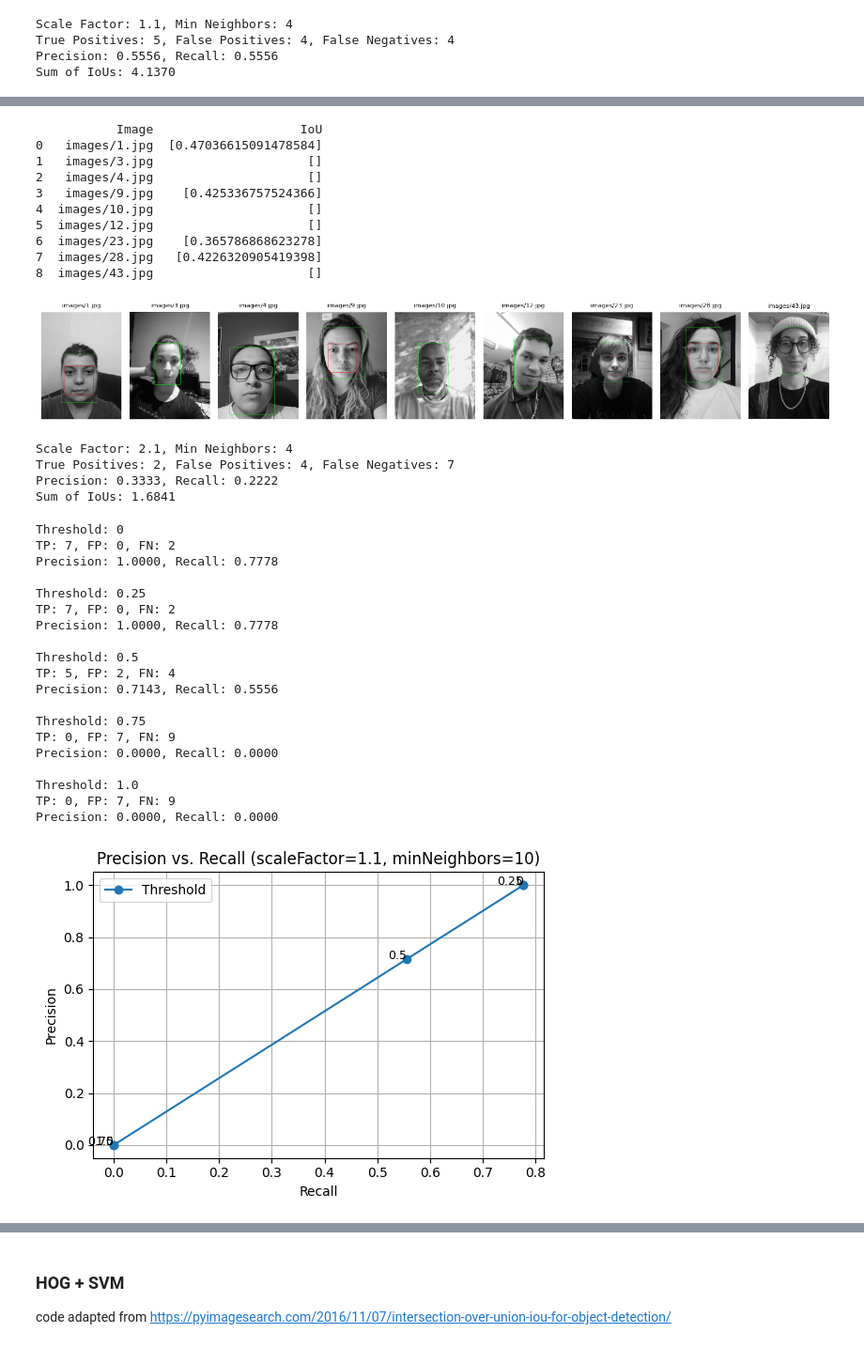
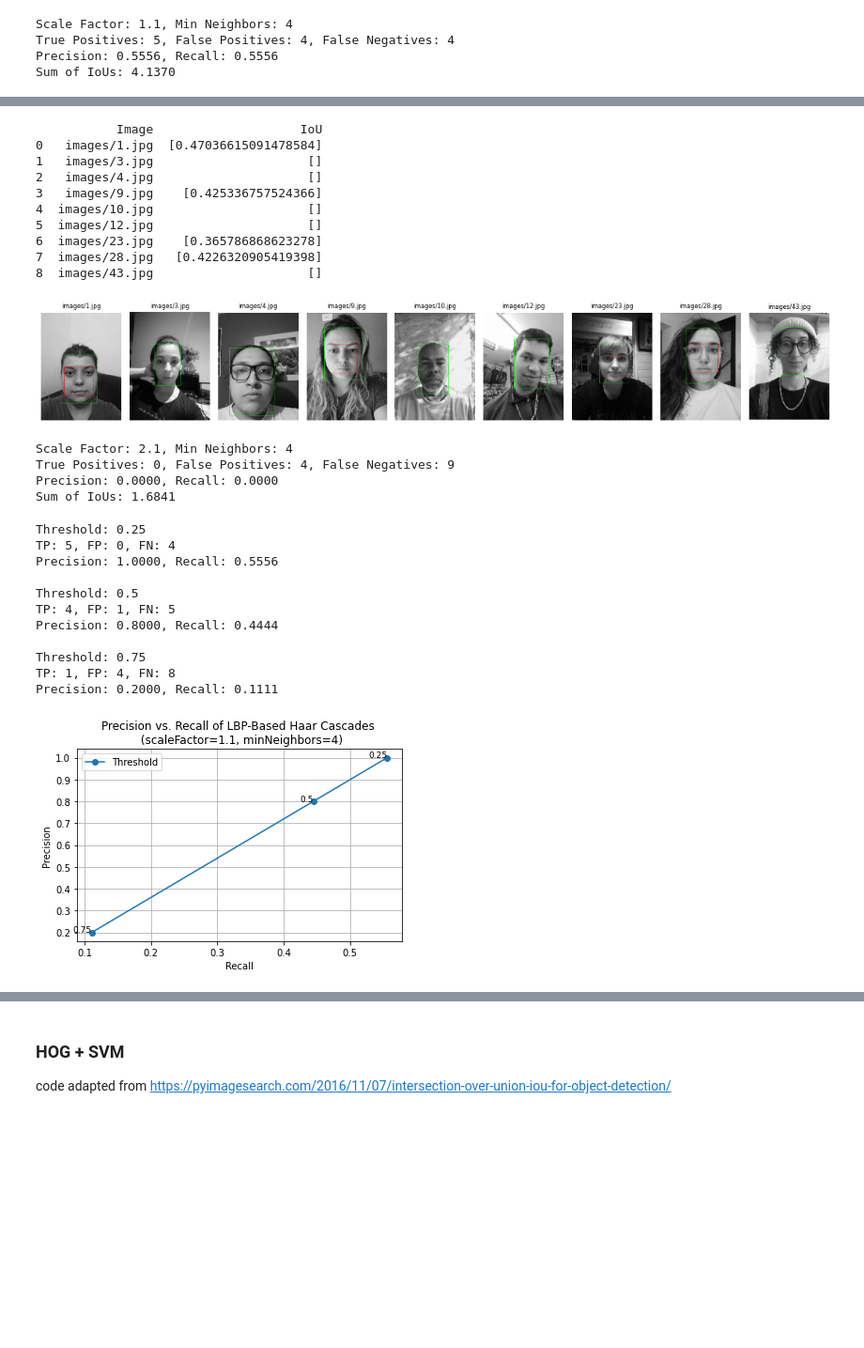
Before and after one commit to suxxmjz/encm-509-final-project, a Jupyter notebook: face_detection.ipynb, the cells around one changed output, grey strips where cells are left out. Shown at 94% size. Drawn from its saved outputs; the diff is of its cells as text; code cells hidden in the pictures; blank space fills up the shorter version.

```diff
--- a/face_detection.ipynb
+++ b/face_detection.ipynb
@@ -357,7 +357,7 @@ Precision: 0.3333, Recall: 0.2222
 Sum of IoUs: 1.9148
 # %%
 # Testing different thresholds for scaleFactor=1.1 and minNeighbors=10
-thresholds_2 = [0, 0.25, 0.50, 0.75, 1.0]
+thresholds_2 = [0.25, 0.50, 0.75]
 precisions_2 = []
 recalls_2 = []
 
@@ -383,7 +383,7 @@ for i, t in enumerate(thresholds_2):
 
 plt.xlabel("Recall")
 plt.ylabel("Precision")
-plt.title("Precision vs. Recall (scaleFactor=1.1, minNeighbors=10)")
+plt.title("Precision vs. Recall of Original Haar Cascades \n (scaleFactor=1.1, minNeighbors=10)")
 plt.grid(True)
 plt.legend()
 plt.tight_layout()
@@ -600,7 +592,7 @@ df_results_8 = pd.DataFrame(results_8)
 
 print(df_results_8[['Image', 'IoU']])
 display_images_in_grid(processed_images_8, image_names, images_per_row=9)
-TP, FP, FN = calc_metrics_from_iou_threshold(0.5, df_results_4['IoU'])
+TP, FP, FN = calc_metrics_from_iou_threshold(0.5, df_results_8['IoU'])
 print("Scale Factor: 2.1, Min Neighbors: 4")
 print(f"True Positives: {TP}, False Positives: {FP}, False Negatives: {FN}")
 
@@ -624,62 +616,54 @@ print(f"Sum of IoUs: {iou_sum:.4f}")
 8  images/43.jpg                     []
 [figure]
 Scale Factor: 2.1, Min Neighbors: 4
-True Positives: 2, False Positives: 4, False Negatives: 7
-Precision: 0.3333, Recall: 0.2222
+True Positives: 0, False Positives: 4, False Negatives: 9
+Precision: 0.0000, Recall: 0.0000
 Sum of IoUs: 1.6841
 # %%
-# Testing different thresholds for scaleFactor=1.1 and minNeighbors=10
-thresholds_6 = [0, 0.25, 0.50, 0.75, 1.0]
-precisions_6 = []
-recalls_6 = []
+# Testing different thresholds for scaleFactor=1.5 and minNeighbors=4
+thresholds_7 = [0.25, 0.50, 0.75]
+precisions_7 = []
+recalls_7 = []
 
-for threshold_6 in thresholds_6:
-    TP_6, FP_6, FN_6 = calc_metrics_from_iou_threshold(threshold_6, df_results_6['IoU'])
+for threshold_7 in thresholds_7:
+    TP_7, FP_7, FN_7 = calc_metrics_from_iou_threshold(threshold_7, df_results_7['IoU'])
 
-    precision_6 = TP_6 / (TP_6 + FP_6) if (TP_6 + FP_6) else 0
-    recall_6 = TP_6 / (TP_6 + FN_6) if (TP_6 + FN_6) else 0
+    precision_7 = TP_7 / (TP_7 + FP_7) if (TP_7 + FP_7) else 0
+    recall_7 = TP_7 / (TP_7 + FN_7) if (TP_7 + FN_7) else 0
 
-    precisions_6.append(precision_6)
-    recalls_6.append(recall_6)
+    precisions_7.append(precision_7)
+    recalls_7.append(recall_7)
 
-    print(f"Threshold: {threshold_6}")
-    print(f"TP: {TP_6}, FP: {FP_6}, FN: {FN_6}")
-    print(f"Precision: {precision_6:.4f}, Recall: {recall_6:.4f}\n")
+    print(f"Threshold: {threshold_7}")
+    print(f"TP: {TP_7}, FP: {FP_7}, FN: {FN_7}")
+    print(f"Precision: {precision_7:.4f}, Recall: {recall_7:.4f}\n")
 
 # Plotting
 plt.figure(figsize=(6, 4))
-plt.plot(recalls_6, precisions_6, marker='o', label="Threshold")
+plt.plot(recalls_7, precisions_7, marker='o', label="Threshold")
 
-for i, t in enumerate(thresholds_6):
-    plt.text(recalls_6[i], precisions_6[i], f"{t}", fontsize=9, ha='right')
+for i, t in enumerate(thresholds_7):
+    plt.text(recalls_7[i], precisions_7[i], f"{t}", fontsize=9, ha='right')
 
 plt.xlabel("Recall")
 plt.ylabel("Precision")
-plt.title("Precision vs. Recall (scaleFactor=1.1, minNeighbors=10)")
+plt.title("Precision vs. Recall of LBP-Based Haar Cascades \n (scaleFactor=1.1, minNeighbors=4)")
 plt.grid(True)
 plt.legend()
 plt.tight_layout()
 plt.subplots_adjust(left=0.15, right=0.95)
 plt.show()
 # %% [output]
-Threshold: 0
-TP: 7, FP: 0, FN: 2
-Precision: 1.0000, Recall: 0.7778
-
 Threshold: 0.25
-TP: 7, FP: 0, FN: 2
-Precision: 1.0000, Recall: 0.7778
+TP: 5, FP: 0, FN: 4
+Precision: 1.0000, Recall: 0.5556
 
 Threshold: 0.5
-TP: 5, FP: 2, FN: 4
-Precision: 0.7143, Recall: 0.5556
+TP: 4, FP: 1, FN: 5
+Precision: 0.8000, Recall: 0.4444
 
 Threshold: 0.75
-TP: 0, FP: 7, FN: 9
-Precision: 0.0000, Recall: 0.0000
-
-Threshold: 1.0
-TP: 0, FP: 7, FN: 9
-Precision: 0.0000, Recall: 0.0000
+TP: 1, FP: 4, FN: 8
+Precision: 0.2000, Recall: 0.1111
-[figure, old version]
+[figure, new version]
 # %%
```
Also changed, not shown: parts of 9 cells of this notebook.
